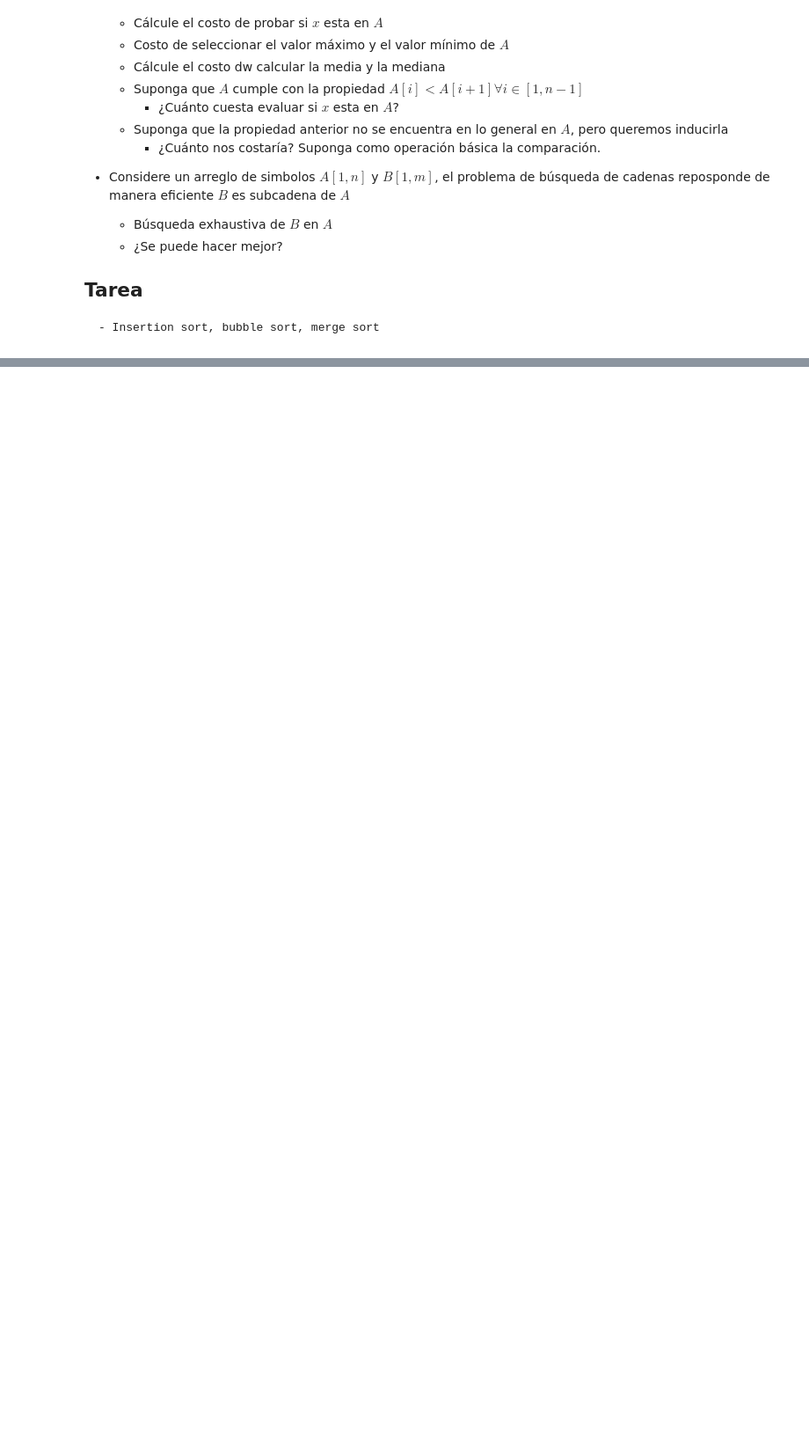
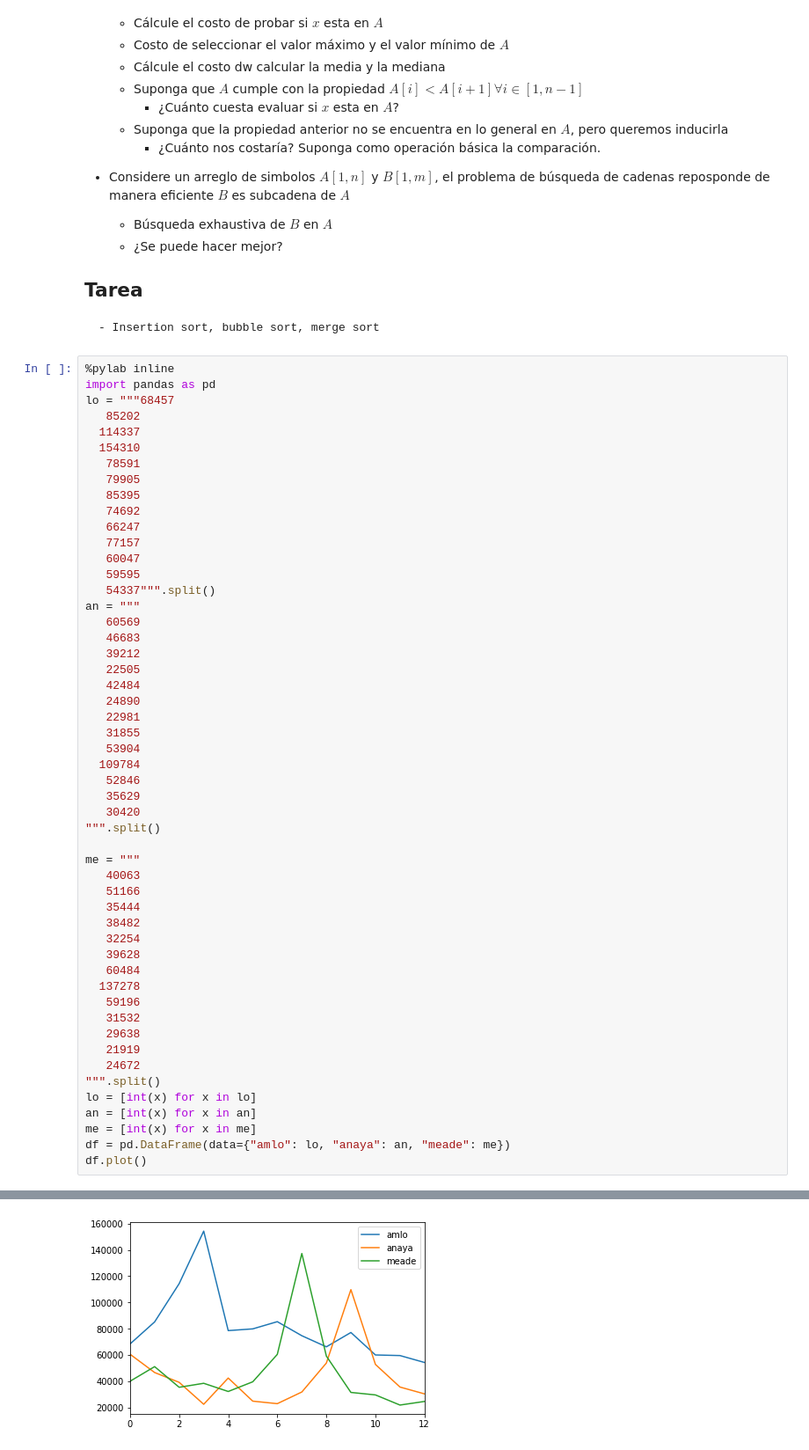
Before and after one commit to INGEOTEC/mccd2018, a Jupyter notebook: notebooks/02_algoritmos.ipynb, the cells around one changed output, grey strips where cells are left out. Shown at 88% size. Saved outputs shown, nothing was run; the diff lists cells and outputs as text; blank space fills up the shorter version.

```diff
--- a/notebooks/02_algoritmos.ipynb
+++ b/notebooks/02_algoritmos.ipynb
@@ -88,2 +89,55 @@ Tanto $O$ como $\Omega$ describen conjuntos de funciones que pueden estar ajusta
 ## Tarea
     - Insertion sort, bubble sort, merge sort
+# %%
+%pylab inline
+import pandas as pd
+lo = """68457
+   85202
+  114337
+  154310
+   78591
+   79905
+   85395
+   74692
+   66247
+   77157
+   60047
+   59595
+   54337""".split()
+an = """
+   60569
+   46683
+   39212
+   22505
+   42484
+   24890
+   22981
+   31855
+   53904
+  109784
+   52846
+   35629
+   30420
+""".split()
+
+me = """
+   40063
+   51166
+   35444
+   38482
+   32254
+   39628
+   60484
+  137278
+   59196
+   31532
+   29638
+   21919
+   24672
+""".split()
+lo = [int(x) for x in lo]
+an = [int(x) for x in an]
+me = [int(x) for x in me]
+df = pd.DataFrame(data={"amlo": lo, "anaya": an, "meade": me})
+df.plot()
+# %% [output]
@@ -89,0 +146 @@ Tanto $O$ como $\Omega$ describen conjuntos de funciones que pueden estar ajusta
+[figure, added]
```
Also changed, not shown: parts of 3 cells of this notebook, 3 other files.
